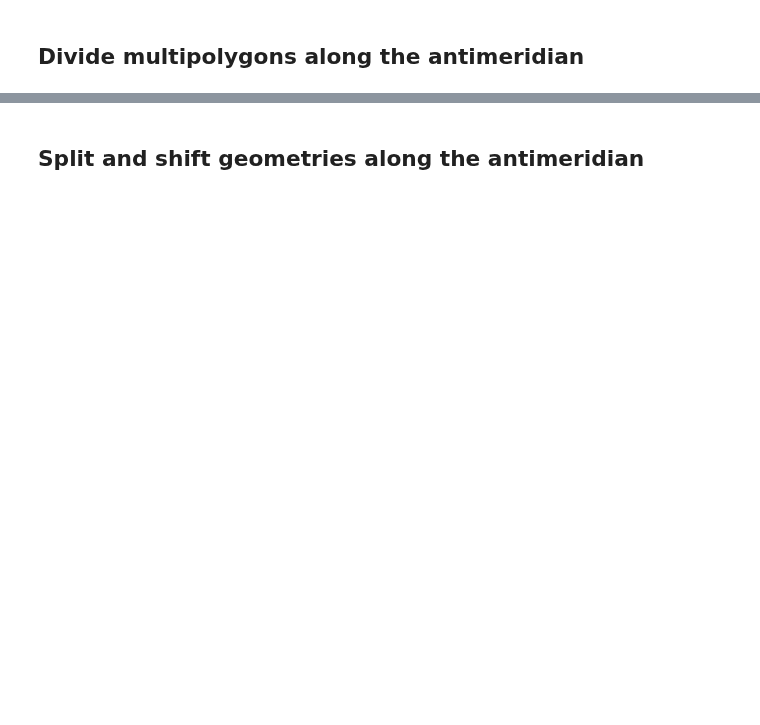
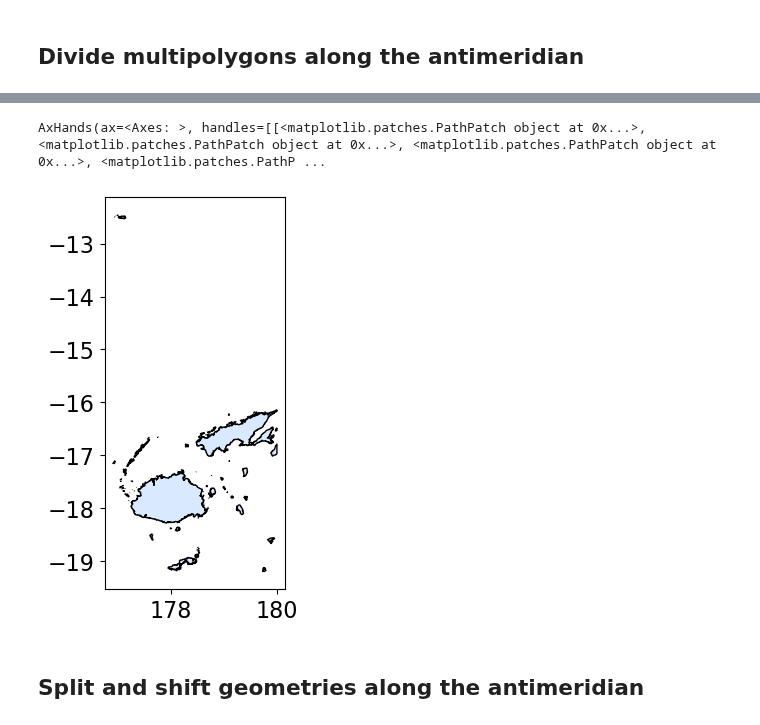
Before and after one commit to FZJ-IEK3-VSA/geokit, a Jupyter notebook: Examples/example_07_GeographyHandling.ipynb, the cells around one changed output, grey strips where cells are left out. Saved outputs shown, nothing was run; the diff lists cells and outputs as text; code cells hidden in the pictures; blank space fills up the shorter version.

```diff
--- a/Examples/example_07_GeographyHandling.ipynb
+++ b/Examples/example_07_GeographyHandling.ipynb
@@ -24,9 +32,12 @@ gk.drawGeoms(FJI_right_geom, figsize=(4,4))
 # %%
 # side='main' returns the side with the largest total polygon area
-FJI_main_geom = gk.geom.divideMultipolygonAtAntimeridian(geom=FJI_geom, side="main")
+FJI_main_geom = gk.geom.divideMultipolygonIntoEasternAndWesternPart(geom=FJI_geom, side="main")
 gk.drawGeoms(FJI_main_geom, figsize=(4,4))
 
 # we can see that in our case, it is the part "left" of the antimeridian that has the largest area
+# %% [output]
+AxHands(ax=<Axes: >, handles=[[<matplotlib.patches.PathPatch object at 0x...>, <matplotlib.patches.PathPatch object at 0x...>, <matplotlib.patches.PathPatch object at 0x...>, <matplotlib.patches.PathP ...
+[figure, added]
 # %% [markdown]
 ## Split and shift geometries along the antimeridian
 # %%
```
Also changed, not shown: parts of 6 cells of this notebook.
